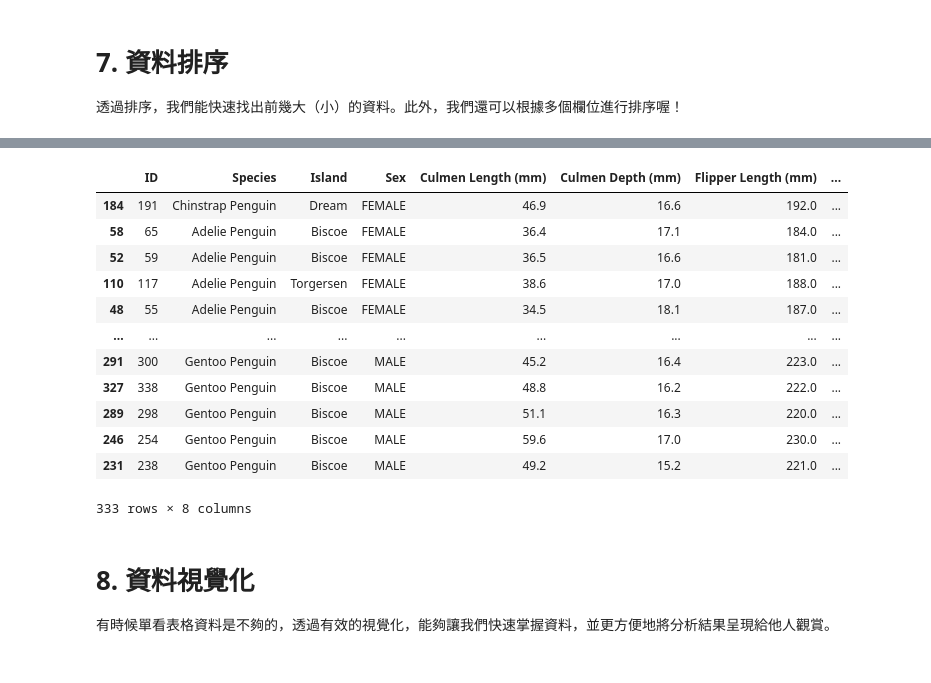
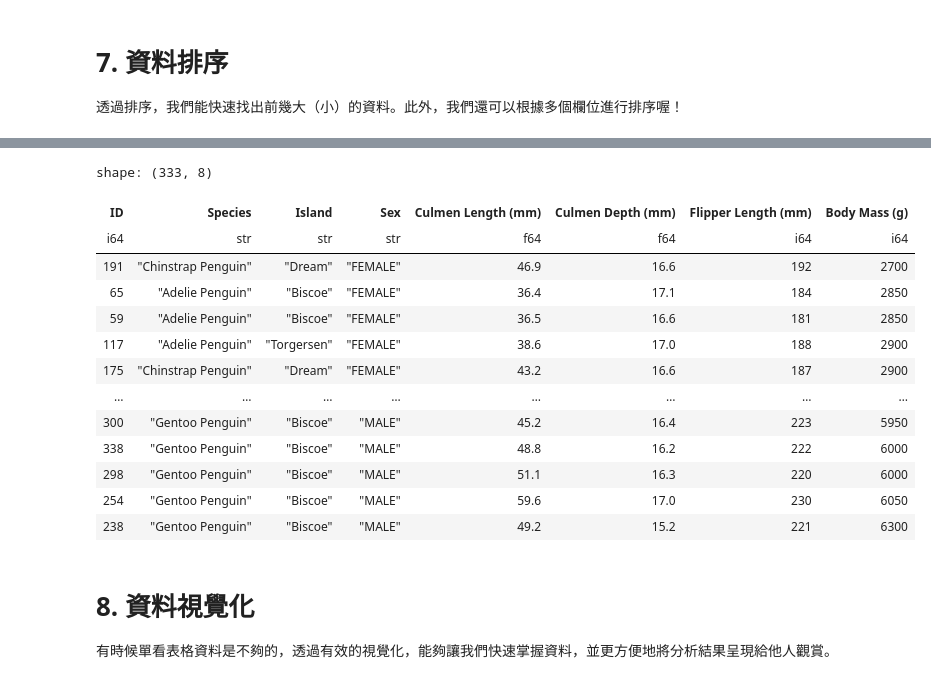
Before and after one commit to Alexchen666/Data-Analysis-101, a Jupyter notebook: polars.ipynb, the cells around one changed output, grey strips where cells are left out. Cells and saved outputs as stored; diff of their text form; code cells hidden in the pictures.

```diff
--- a/polars.ipynb
+++ b/polars.ipynb
@@ -539,3 +554,3 @@ df.head()
 # %%
-df.sort_values('Body Mass (g)', ascending=False) # 透過 sort_values 針對體重排序資料，預設為升冪排序，在此使用降冪排序
+df.sort('Body Mass (g)') # 透過 sort 針對體重排序資料，預設降冪排序
 # %% [output]
@@ -555,20 +571,21 @@ df.sort_values('Body Mass (g)', ascending=False) # 透過 sort_values 針對體
 # %%
-# 透過 sort_values 針對體重與鰭長排序資料，其中 ascending=[True, False] 代表體重升冪排序，鰭長降冪排序
-df.sort_values(['Body Mass (g)', 'Flipper Length (mm)'], ascending=[True, False])
+# 透過 sort 針對體重與鰭長排序資料，其中 descending=[False, True] 代表體重升冪排序，鰭長降冪排序
+df.sort(['Body Mass (g)', 'Flipper Length (mm)'], descending=[False, True])
 # %% [output]
+shape: (333, 8)
-|  | ID | Species | Island | Sex | Culmen Length (mm) | Culmen Depth (mm) | Flipper Length (mm) | ... |
-| 184 | 191 | Chinstrap Penguin | Dream | FEMALE | 46.9 | 16.6 | 192.0 | ... |
-| 58 | 65 | Adelie Penguin | Biscoe | FEMALE | 36.4 | 17.1 | 184.0 | ... |
-| 52 | 59 | Adelie Penguin | Biscoe | FEMALE | 36.5 | 16.6 | 181.0 | ... |
-| 110 | 117 | Adelie Penguin | Torgersen | FEMALE | 38.6 | 17.0 | 188.0 | ... |
-| 48 | 55 | Adelie Penguin | Biscoe | FEMALE | 34.5 | 18.1 | 187.0 | ... |
-| ... | ... | ... | ... | ... | ... | ... | ... | ... |
-| 291 | 300 | Gentoo Penguin | Biscoe | MALE | 45.2 | 16.4 | 223.0 | ... |
-| 327 | 338 | Gentoo Penguin | Biscoe | MALE | 48.8 | 16.2 | 222.0 | ... |
-| 289 | 298 | Gentoo Penguin | Biscoe | MALE | 51.1 | 16.3 | 220.0 | ... |
-| 246 | 254 | Gentoo Penguin | Biscoe | MALE | 59.6 | 17.0 | 230.0 | ... |
-| 231 | 238 | Gentoo Penguin | Biscoe | MALE | 49.2 | 15.2 | 221.0 | ... |
+| ID | Species | Island | Sex | Culmen Length (mm) | Culmen Depth (mm) | Flipper Length (mm) | Body Mass (g) |
+| i64 | str | str | str | f64 | f64 | i64 | i64 |
+| 191 | "Chinstrap Penguin" | "Dream" | "FEMALE" | 46.9 | 16.6 | 192 | 2700 |
+| 65 | "Adelie Penguin" | "Biscoe" | "FEMALE" | 36.4 | 17.1 | 184 | 2850 |
+| 59 | "Adelie Penguin" | "Biscoe" | "FEMALE" | 36.5 | 16.6 | 181 | 2850 |
+| 117 | "Adelie Penguin" | "Torgersen" | "FEMALE" | 38.6 | 17.0 | 188 | 2900 |
+| 175 | "Chinstrap Penguin" | "Dream" | "FEMALE" | 43.2 | 16.6 | 187 | 2900 |
+| … | … | … | … | … | … | … | … |
+| 300 | "Gentoo Penguin" | "Biscoe" | "MALE" | 45.2 | 16.4 | 223 | 5950 |
+| 338 | "Gentoo Penguin" | "Biscoe" | "MALE" | 48.8 | 16.2 | 222 | 6000 |
+| 298 | "Gentoo Penguin" | "Biscoe" | "MALE" | 51.1 | 16.3 | 220 | 6000 |
+| 254 | "Gentoo Penguin" | "Biscoe" | "MALE" | 59.6 | 17.0 | 230 | 6050 |
+| 238 | "Gentoo Penguin" | "Biscoe" | "MALE" | 49.2 | 15.2 | 221 | 6300 |
-333 rows × 8 columns
 # %% [markdown]
 # 8. 資料視覺化
 
```
Also changed, not shown: parts of 9 cells of this notebook.
